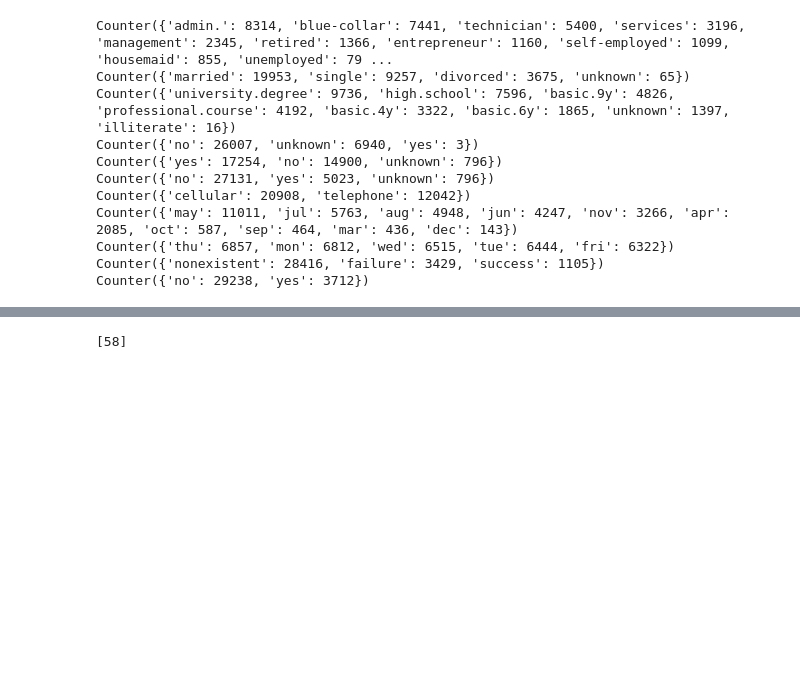
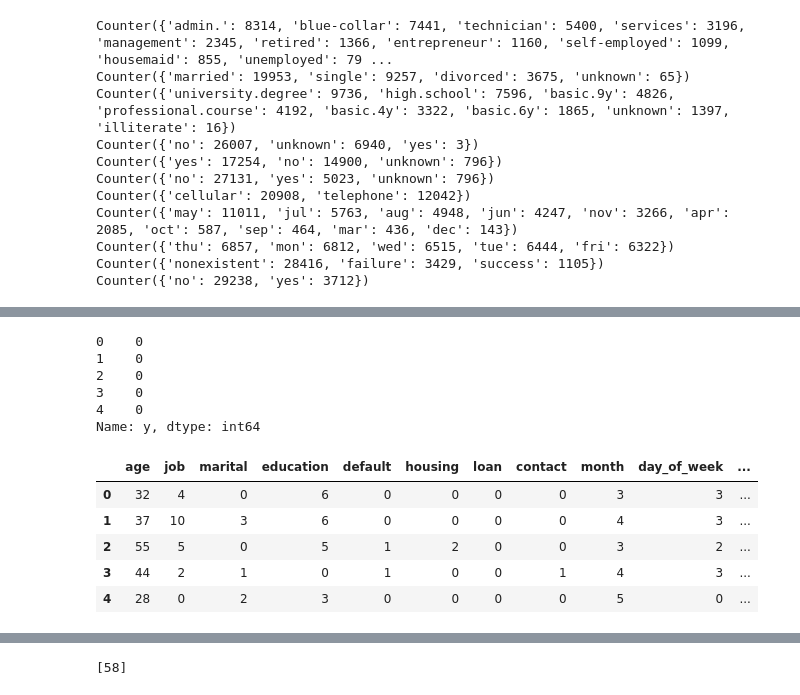
Before and after one commit to chevernemilia/ecl-ds-toolkit, a Jupyter notebook: statistical_testing.ipynb, the cells around one changed output, grey strips where cells are left out. Cells and saved outputs as stored; diff of their text form; code cells hidden in the pictures; blank space fills up the shorter version.

```diff
--- a/statistical_testing.ipynb
+++ b/statistical_testing.ipynb
@@ -1466,0 +1504,18 @@ X.head()
+# %%
+y.head()
+# %% [output]
+0    0
+1    0
+2    0
+3    0
+4    0
+Name: y, dtype: int64
+# %%
+df5.head()
+# %% [output]
+|  | age | job | marital | education | default | housing | loan | contact | month | day_of_week | ... |
+| 0 | 32 | 4 | 0 | 6 | 0 | 0 | 0 | 0 | 3 | 3 | ... |
+| 1 | 37 | 10 | 3 | 6 | 0 | 0 | 0 | 0 | 4 | 3 | ... |
+| 2 | 55 | 5 | 0 | 5 | 1 | 2 | 0 | 0 | 3 | 2 | ... |
+| 3 | 44 | 2 | 1 | 0 | 1 | 0 | 0 | 1 | 4 | 3 | ... |
+| 4 | 28 | 0 | 2 | 3 | 0 | 0 | 0 | 0 | 5 | 0 | ... |
```
Also changed, not shown: parts of 29 cells of this notebook.
